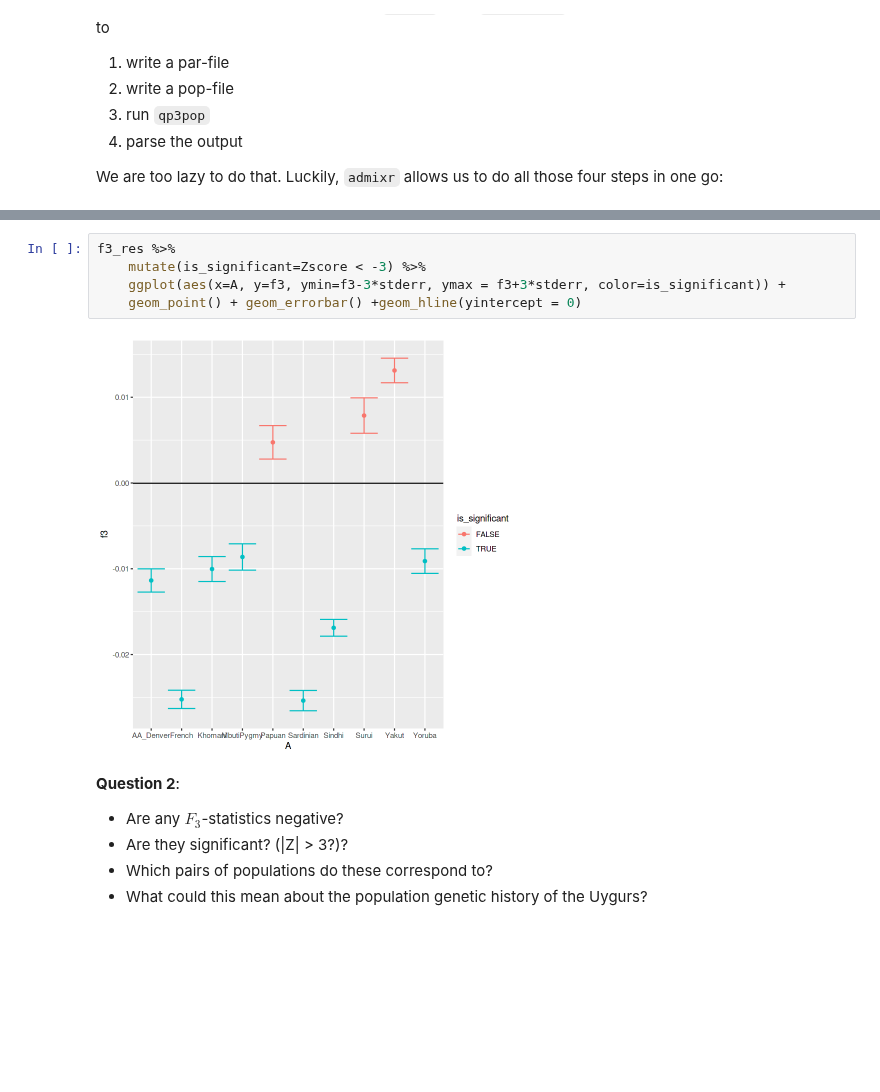
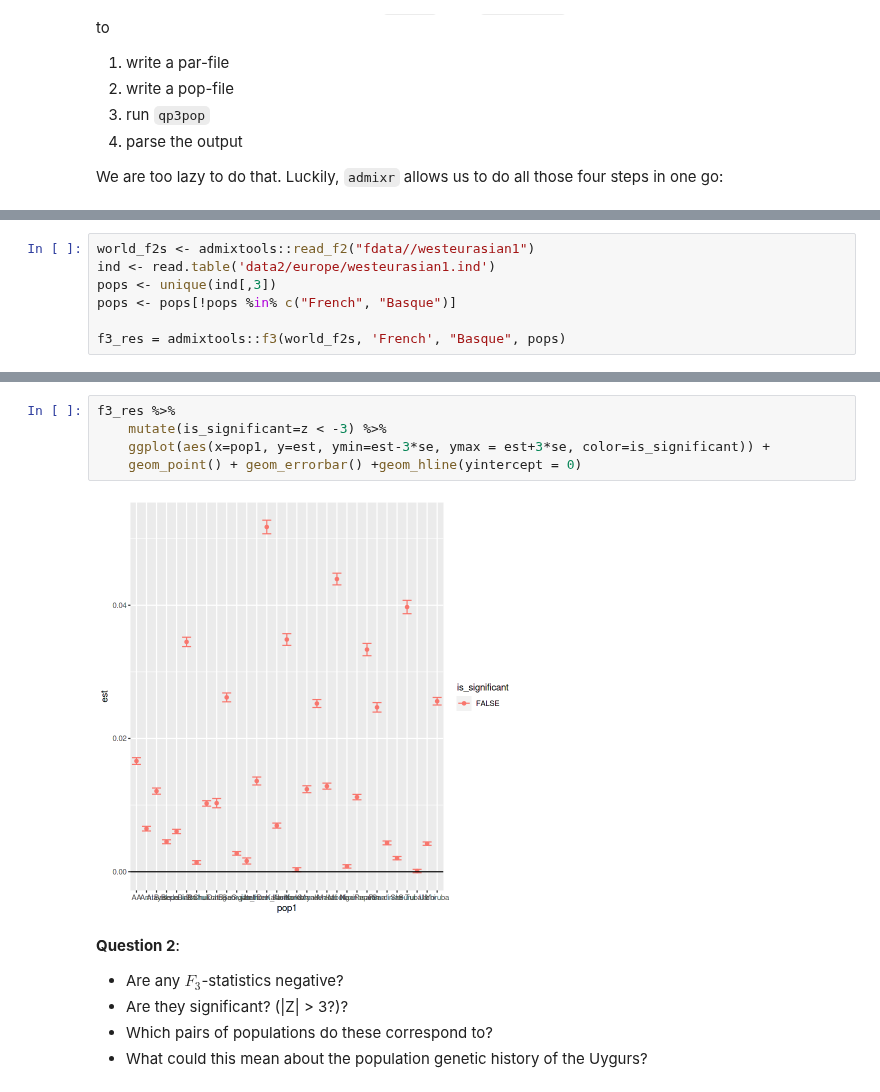
Before and after one commit to BenjaminPeter/cph_course, a Jupyter notebook: F-stats tutorial worksheet Monday morning.ipynb, the cells around one changed output, grey strips where cells are left out. Cells and saved outputs as stored; diff of their text form; blank space fills up the shorter version.

```diff
--- a/F-stats tutorial worksheet Monday morning.ipynb
+++ b/F-stats tutorial worksheet Monday morning.ipynb
@@ -113 +87,8 @@ f3_res = f3(world, A=pops, B="Han", C="Uygur")
+# %%
+world_f2s <- admixtools::read_f2("fdata//westeurasian1")
+ind <- read.table('data2/europe/westeurasian1.ind')
+pops <- unique(ind[,3])
+pops <- pops[!pops %in% c("French", "Basque")]
+
+f3_res = admixtools::f3(world_f2s, 'French', "Basque", pops)
 # %%
@@ -129,10 +116,10 @@ A admixr_result: 10 × 7
 # %%
 f3_res %>%
-    mutate(is_significant=Zscore < -3) %>%
-    ggplot(aes(x=A, y=f3, ymin=f3-3*stderr, ymax = f3+3*stderr, color=is_significant)) +
+    mutate(is_significant=z < -3) %>%
+    ggplot(aes(x=pop1, y=est, ymin=est-3*se, ymax = est+3*se, color=is_significant)) +
     geom_point() + geom_errorbar() +geom_hline(yintercept = 0)
 # %% [output]
-[figure, old version]
+[figure, new version]
 # %% [markdown]
 **Question 2**:
 - Are any $F_3$-statistics negative?
```
Also changed, not shown: parts of 10 cells of this notebook, 1 other file.
